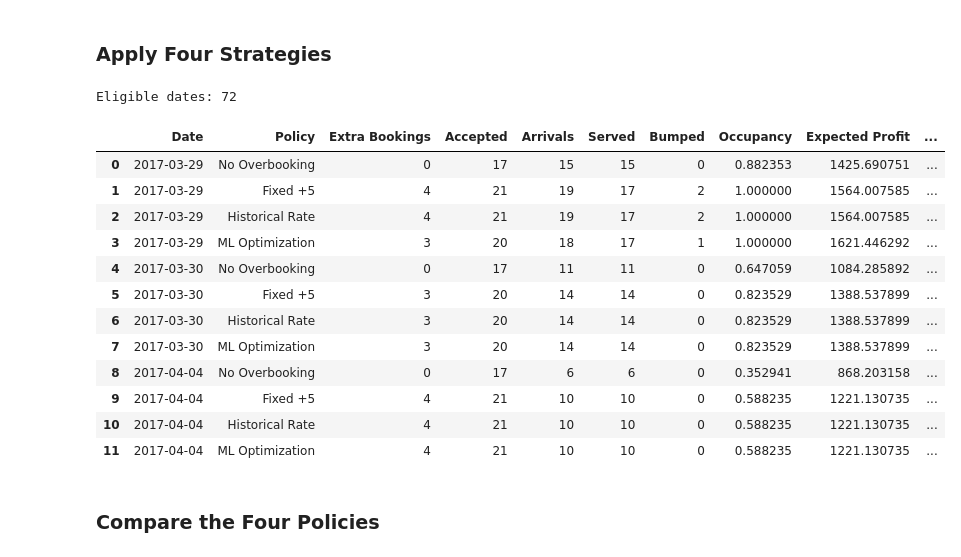
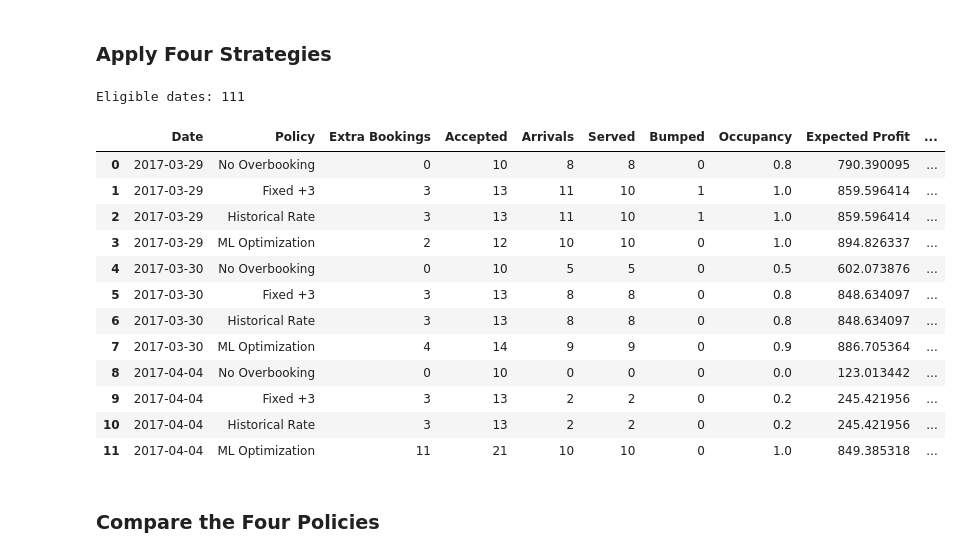
Before and after one commit to samanteymoorian/Hotel-Cancellation-Prediction-and-Overbooking-Optimization, a Jupyter notebook: Hotel Cancellation Prediction and Overbooking Optimization.ipynb, the cells around one changed output. Cells and saved outputs as stored; diff of their text form; code cells hidden in the pictures.

```diff
--- a/Hotel Cancellation Prediction and Overbooking Optimization.ipynb
+++ b/Hotel Cancellation Prediction and Overbooking Optimization.ipynb
@@ -187,7 +187,7 @@ display(df[["arrival_date", "arrival_month_num","arrival_day_of_week"]].head(3))
 # %%
 # Numerical features
 numerical_features = ["lead_time", "adults", "children", "babies", "is_repeated_guest", "previous_cancellations",
-    "previous_bookings_not_canceled", "has_agent", "has_company", "arrival_month_num", "arrival_day_of_week", "adr"]
+    "previous_bookings_not_canceled", "has_agent", "has_company", "arrival_month_num", "arrival_day_of_week"]
 
 # Categorical features
 categorical_features = ["market_segment", "distribution_channel", "reserved_room_type"]
@@ -505,9 +505,9 @@ Average ADR: 106.01
 # %% [markdown]
 ### Define parameters:
 # %%
-ROOMS = 17 # Hotel capacity
+ROOMS = 10 # Hotel capacity
 MAX_EXTRA = 15#5 # Maximum number of additional reservations
-FIXED_EXTRA = 5#3 # Fixed overbooking strategy
+FIXED_EXTRA = 3 #3 # Fixed overbooking strategy
 ROOM_PRICE = 105 # Revenue per occupied room
 BUMP_COST = 210 # Penalty for each guest exceeding hotel capacity
 # %%
@@ -570,8 +570,9 @@ results = []
 # Process one arrival date at a time
 for date, group in optimization_data.groupby("arrival_date"):
 
+    group = group.sort_values("lead_time", ascending=False)
     # Skip days with fewer candidates than room capacity
-    if len(group) < ROOMS:
+    if len(group) < ROOMS + 1:
         continue
 
     # Maximum feasible extra bookings for this date
@@ -585,47 +586,47 @@ for date, group in optimization_data.groupby("arrival_date"):
 
     # Four overbooking strategies
     policies = {
         "No Overbooking": 0,
         f"Fixed +{FIXED_EXTRA}": min(FIXED_EXTRA, max_extra_today),
         "Historical Rate": optimize_extra(p_historical, max_extra_today),
         "ML Optimization": optimize_extra(p_ml, max_extra_today)
     }
 
     # Evaluate every policy
     for policy_name, extra in policies.items():
         accepted = group.iloc[:ROOMS + extra]
         actual_arrivals = int((accepted["is_canceled"] == 0).sum())
         served = min(actual_arrivals, ROOMS)
         bumped = max(actual_arrivals - ROOMS, 0)
-        realized_profit = (ROOM_PRICE * served- BUMP_COST * bumped)
+        realized_profit = (ROOM_PRICE * served - BUMP_COST * bumped)
 
         predicted_profit = expected_profit(p_ml, extra)
 
         # Save results
         results.append({"Date": date, "Policy": policy_name, "Extra Bookings": extra, "Accepted": len(accepted),
             "Arrivals": actual_arrivals, "Served": served, "Bumped": bumped, "Occupancy": served / ROOMS,
             "Expected Profit": predicted_profit, "Realized Profit": realized_profit})
 
 optimization_results = pd.DataFrame(results)
 
 print("Eligible dates:", optimization_results["Date"].nunique())
 
 display(optimization_results.head(12))
 # %% [output]
-Eligible dates: 72
+Eligible dates: 111
 |  | Date | Policy | Extra Bookings | Accepted | Arrivals | Served | Bumped | Occupancy | Expected Profit | ... |
-| 0 | 2017-03-29 | No Overbooking | 0 | 17 | 15 | 15 | 0 | 0.882353 | 1425.690751 | ... |
-| 1 | 2017-03-29 | Fixed +5 | 4 | 21 | 19 | 17 | 2 | 1.000000 | 1564.007585 | ... |
-| 2 | 2017-03-29 | Historical Rate | 4 | 21 | 19 | 17 | 2 | 1.000000 | 1564.007585 | ... |
-| 3 | 2017-03-29 | ML Optimization | 3 | 20 | 18 | 17 | 1 | 1.000000 | 1621.446292 | ... |
-| 4 | 2017-03-30 | No Overbooking | 0 | 17 | 11 | 11 | 0 | 0.647059 | 1084.285892 | ... |
-| 5 | 2017-03-30 | Fixed +5 | 3 | 20 | 14 | 14 | 0 | 0.823529 | 1388.537899 | ... |
-| 6 | 2017-03-30 | Historical Rate | 3 | 20 | 14 | 14 | 0 | 0.823529 | 1388.537899 | ... |
-| 7 | 2017-03-30 | ML Optimization | 3 | 20 | 14 | 14 | 0 | 0.823529 | 1388.537899 | ... |
-| 8 | 2017-04-04 | No Overbooking | 0 | 17 | 6 | 6 | 0 | 0.352941 | 868.203158 | ... |
-| 9 | 2017-04-04 | Fixed +5 | 4 | 21 | 10 | 10 | 0 | 0.588235 | 1221.130735 | ... |
-| 10 | 2017-04-04 | Historical Rate | 4 | 21 | 10 | 10 | 0 | 0.588235 | 1221.130735 | ... |
-| 11 | 2017-04-04 | ML Optimization | 4 | 21 | 10 | 10 | 0 | 0.588235 | 1221.130735 | ... |
+| 0 | 2017-03-29 | No Overbooking | 0 | 10 | 8 | 8 | 0 | 0.8 | 790.390095 | ... |
+| 1 | 2017-03-29 | Fixed +3 | 3 | 13 | 11 | 10 | 1 | 1.0 | 859.596414 | ... |
+| 2 | 2017-03-29 | Historical Rate | 3 | 13 | 11 | 10 | 1 | 1.0 | 859.596414 | ... |
+| 3 | 2017-03-29 | ML Optimization | 2 | 12 | 10 | 10 | 0 | 1.0 | 894.826337 | ... |
+| 4 | 2017-03-30 | No Overbooking | 0 | 10 | 5 | 5 | 0 | 0.5 | 602.073876 | ... |
+| 5 | 2017-03-30 | Fixed +3 | 3 | 13 | 8 | 8 | 0 | 0.8 | 848.634097 | ... |
+| 6 | 2017-03-30 | Historical Rate | 3 | 13 | 8 | 8 | 0 | 0.8 | 848.634097 | ... |
+| 7 | 2017-03-30 | ML Optimization | 4 | 14 | 9 | 9 | 0 | 0.9 | 886.705364 | ... |
+| 8 | 2017-04-04 | No Overbooking | 0 | 10 | 0 | 0 | 0 | 0.0 | 123.013442 | ... |
+| 9 | 2017-04-04 | Fixed +3 | 3 | 13 | 2 | 2 | 0 | 0.2 | 245.421956 | ... |
+| 10 | 2017-04-04 | Historical Rate | 3 | 13 | 2 | 2 | 0 | 0.2 | 245.421956 | ... |
+| 11 | 2017-04-04 | ML Optimization | 11 | 21 | 10 | 10 | 0 | 1.0 | 849.385318 | ... |
 # %% [markdown]
 ### Compare the Four Policies
 # %%
```
Also changed, not shown: parts of 18 cells of this notebook.
